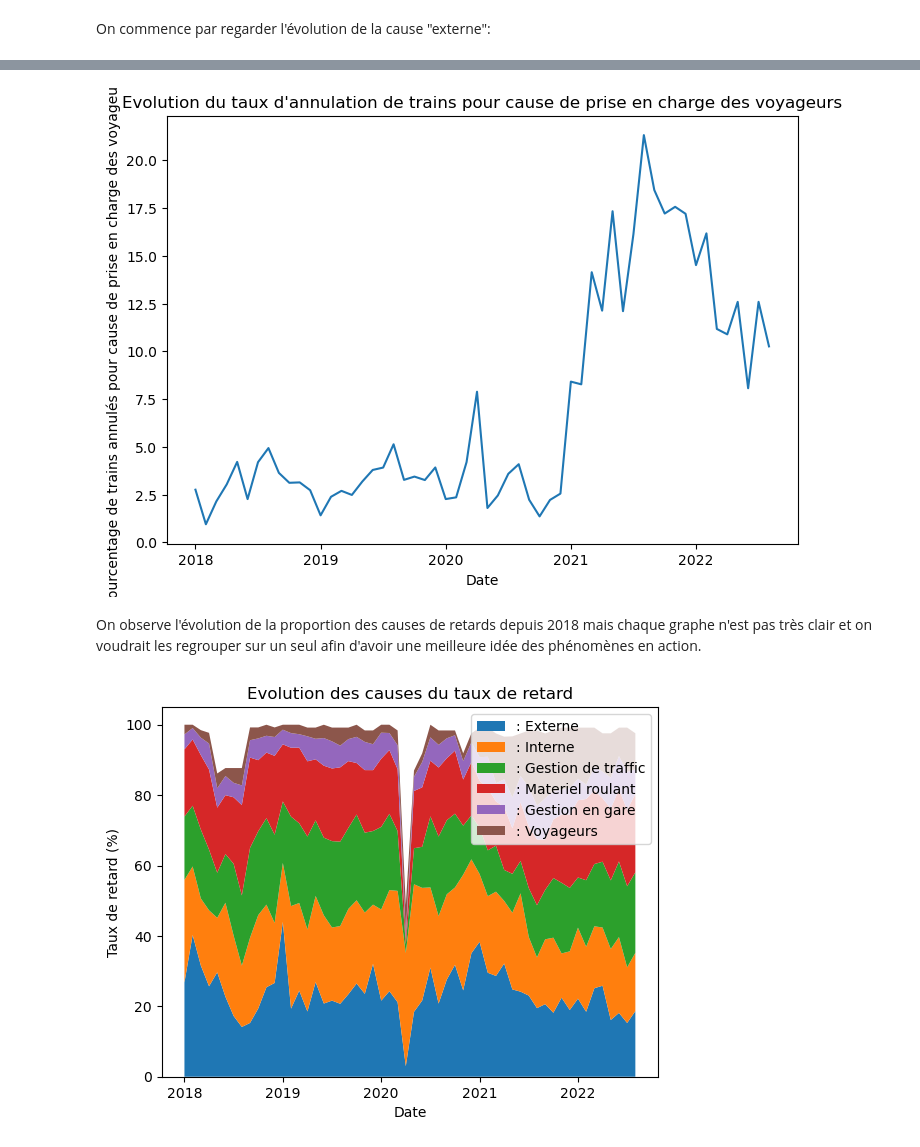
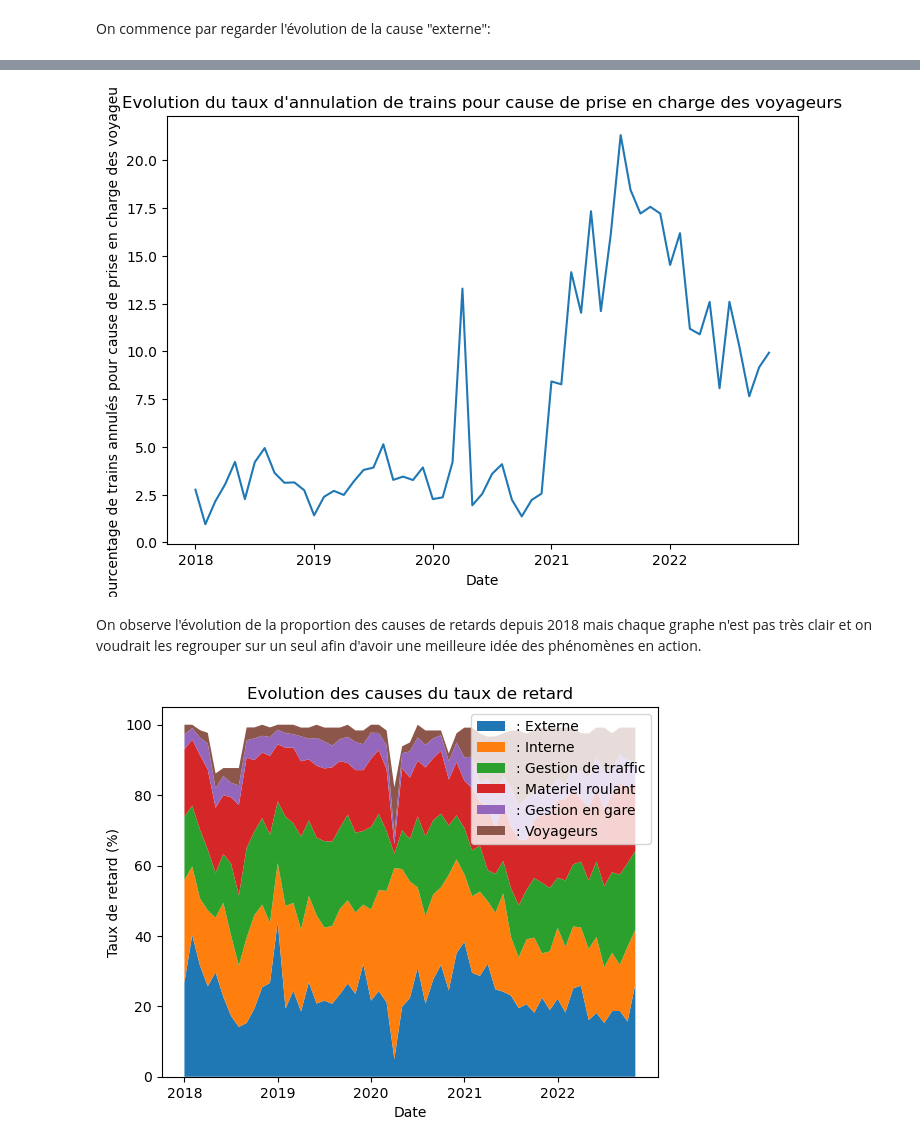
Before and after one commit to DiegoRenaud/Exercice, a Jupyter notebook: Analyse_retards.ipynb, the cells around one changed output, grey strips where cells are left out. Cells and saved outputs as stored; diff of their text form; code cells hidden in the pictures.

Commit message:
Ajustement sur l'implementation de la fonction aggreg

```diff
--- a/Analyse_retards.ipynb
+++ b/Analyse_retards.ipynb
@@ -299,5 +185,5 @@ for i in range(8):
 # %%
-M = M_2018 + M_2019 + M_2020 + M_2021 + M_2022
+M = aggreg_mensuel('prct_cause_materiel_roulant',2018) + aggreg_mensuel('prct_cause_materiel_roulant',2019) + aggreg_mensuel('prct_cause_materiel_roulant',2020) + aggreg_mensuel('prct_cause_materiel_roulant',2021) + aggreg_mensuel('prct_cause_materiel_roulant',2022)
 fig, ax = plt.subplots(figsize=(7, 5), layout='constrained')
 ax.plot(M)
 ax.set_xlabel('Date')
@@ -345,5 +196,5 @@ for i in range(8):
 # %%
-GG = GG_2018 + GG_2019 + GG_2020 + GG_2021 + GG_2022
+GG = aggreg_mensuel('prct_cause_gestion_gare',2018) + aggreg_mensuel('prct_cause_gestion_gare',2019) + aggreg_mensuel('prct_cause_gestion_gare',2020) + aggreg_mensuel('prct_cause_gestion_gare',2021) + aggreg_mensuel('prct_cause_gestion_gare',2022)
 fig, ax = plt.subplots(figsize=(7, 5), layout='constrained')
 ax.plot(GG)
 ax.set_xlabel('Date')
@@ -391,5 +207,5 @@ for i in range(8):
 # %%
-V = V_2018 + V_2019 + V_2020 + V_2021 + V_2022
+V = aggreg_mensuel('prct_cause_prise_en_charge_voyageurs',2018) + aggreg_mensuel('prct_cause_prise_en_charge_voyageurs',2019) + aggreg_mensuel('prct_cause_prise_en_charge_voyageurs',2020) + aggreg_mensuel('prct_cause_prise_en_charge_voyageurs',2021) + aggreg_mensuel('prct_cause_prise_en_charge_voyageurs',2022)
 fig, ax = plt.subplots(figsize=(7, 5), layout='constrained')
 ax.plot(V)
 ax.set_xlabel('Date')
@@ -398,19 +214,19 @@ ax.set_title("Evolution du taux d\'annulation de trains pour cause de prise en c
 plt.xticks([0,12,24,36,48],['2018', '2019', '2020', '2021', '2022'])
 plt.show()
 # %% [output]
-[figure, old version]
+[figure, new version]
 # %% [markdown]
 On observe l'évolution de la proportion des causes de retards depuis 2018 mais chaque graphe n'est pas très clair et on voudrait les regrouper sur un seul afin d'avoir une meilleure idée des phénomènes en action.
 # %%
 C = [E, I, G, M, GG, V]
-inde = range(1,57)
+inde = range(1,61)
 fig, ax = plt.subplots()
 ax.stackplot(inde, C)
 ax.set_ylabel('Taux de retard (%)')
 ax.set_xlabel('Date')
 ax.set_title('Evolution des causes du taux de retard')
 ax.legend(labels=[': Externe', ': Interne',': Gestion de traffic',': Materiel roulant',': Gestion en gare',': Voyageurs' ])
 plt.xticks([1,13,25,37,49],['2018', '2019', '2020', '2021', '2022'])
 plt.show()
 # %% [output]
-[figure, old version]
+[figure, new version]
```
Also changed, not shown: parts of 42 cells of this notebook.
